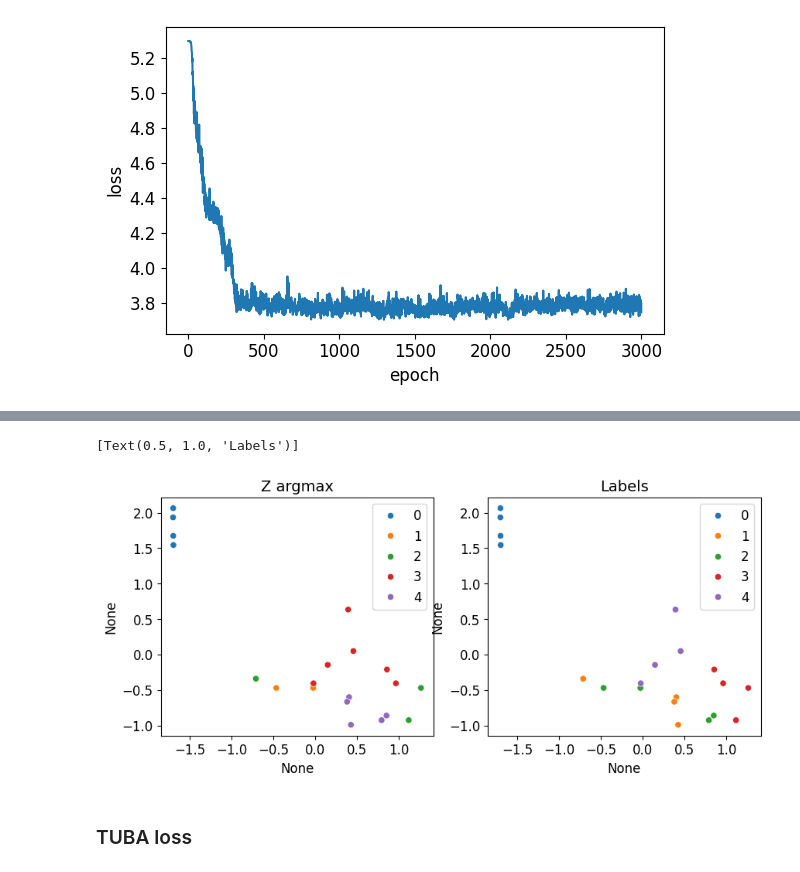
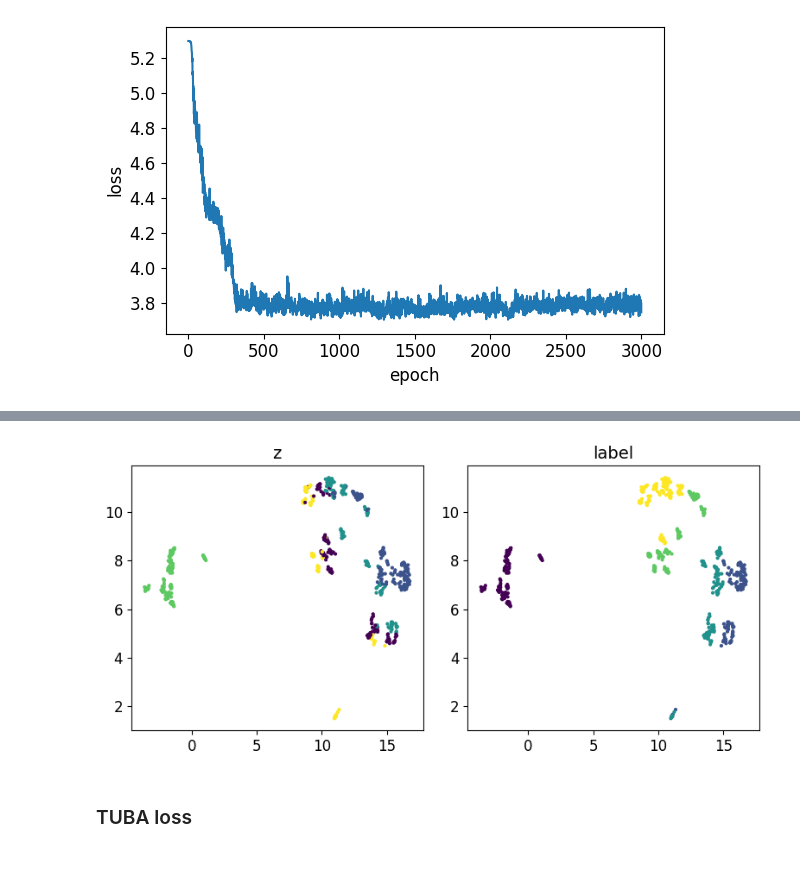
Before and after one commit to KilianFt/LIFT, a Jupyter notebook: notebooks/emg_mutual_info_estimation.ipynb, the cells around one changed output, grey strips where cells are left out. Saved outputs shown, nothing was run; the diff lists cells and outputs as text; code cells hidden in the pictures.

```diff
--- a/notebooks/emg_mutual_info_estimation.ipynb
+++ b/notebooks/emg_mutual_info_estimation.ipynb
@@ -168,3 +60,13 @@ plt.show()
+# %%
+# get embedding for 2d visualization
+reducer = umap.UMAP(
+    n_neighbors=50,
+    n_components=2,
+    metric="euclidean",
+    n_jobs=1,
+    random_state=0,
+)
+embeddings = reducer.fit_transform(x)
 # %%
 class MLP(nn.Module):
     def __init__(self, input_dim, output_dim, hidden_dims):
@@ -276,17 +178,13 @@ def plot_history(history):
     plt.tight_layout()
     plt.show()
 
-def plot_prediction(model, x):
-    with torch.no_grad():
-        z_pred = model.encoder.sample(x)
-        z_conf = model.encoder.forward(x)
-
+def plot_prediction(embeddings, z_pred, labels, s=4):
     fig, ax = plt.subplots(1, 2, figsize=(8, 4))
-    ax[0].scatter(x[:, 0], x[:, 1], c=z_pred.argmax(-1))
-    ax[1].scatter(x[:, 0], x[:, 1], c=z_conf.max(-1)[0])
+    ax[0].scatter(embeddings[:, 0], embeddings[:, 1], c=z_pred.argmax(-1), s=s)
+    ax[1].scatter(embeddings[:, 0], embeddings[:, 1], c=labels, s=4)
 
     ax[0].set_title("z")
-    ax[1].set_title("P(z)")
+    ax[1].set_title("label")
     plt.tight_layout()
     plt.show()
 # %% [markdown]
@@ -319,13 +211,9 @@ import seaborn as sns
-# %%
-with torch.no_grad():
-    z_pred = nce.encoder.sample(x)
-
-fig, ax = plt.subplots(1, 2, figsize=(10, 4))
-sns.scatterplot(x=x[:,0], y=x[:,1], hue=z_pred.argmax(-1).tolist(), palette='tab10', ax=ax[0]).set(title="Z argmax")
-sns.scatterplot(x=x[:,0], y=x[:,1], hue=labels.tolist(), palette='tab10', ax=ax[1]).set(title="Labels")
-# %% [output]
-[Text(0.5, 1.0, 'Labels')]
-[figure, removed]
+# %%
+with torch.no_grad():
+    z_nce = nce.encoder.sample(x)
+plot_prediction(embeddings, z_nce, labels)
+# %% [output]
+[figure, added]
 # %% [markdown]
 ### TUBA loss
 # %%
```
Also changed, not shown: parts of 21 cells of this notebook.
